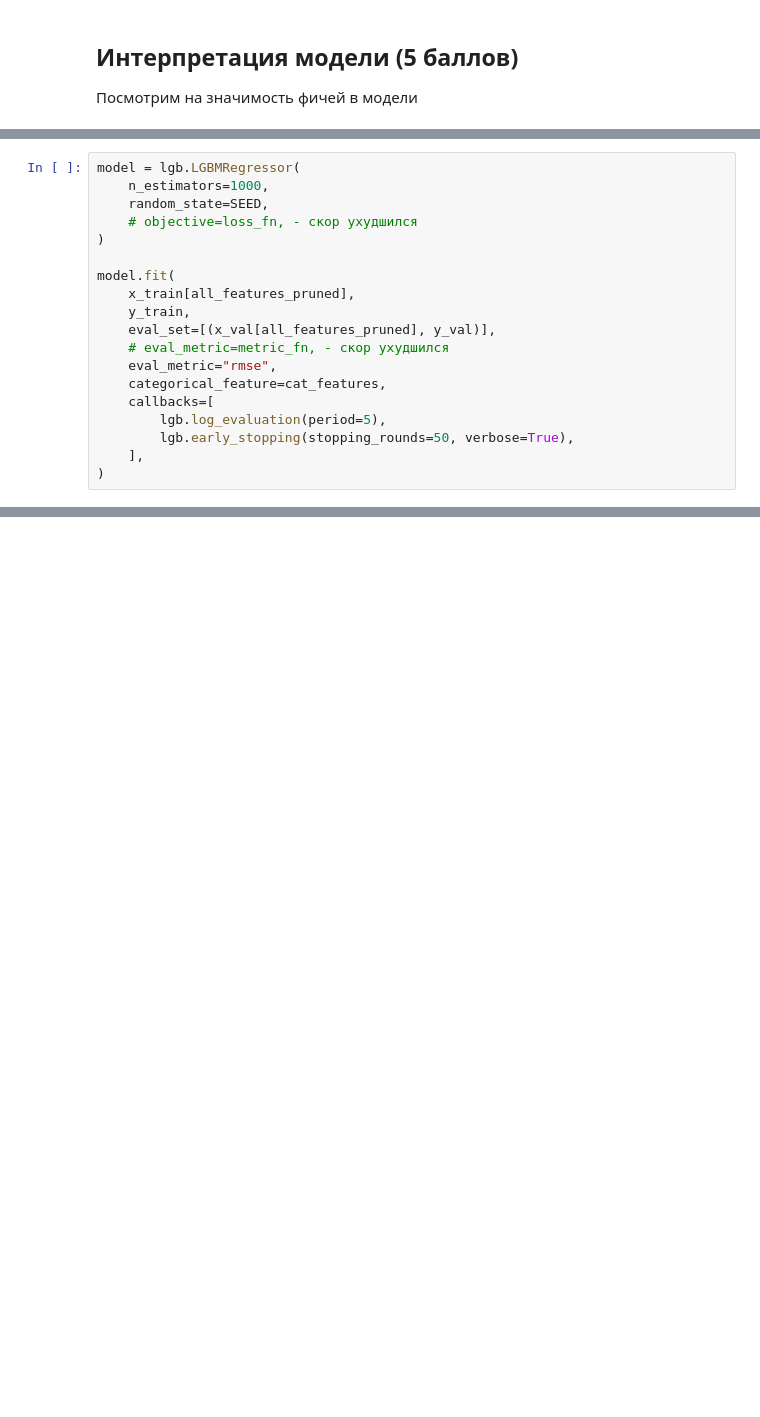
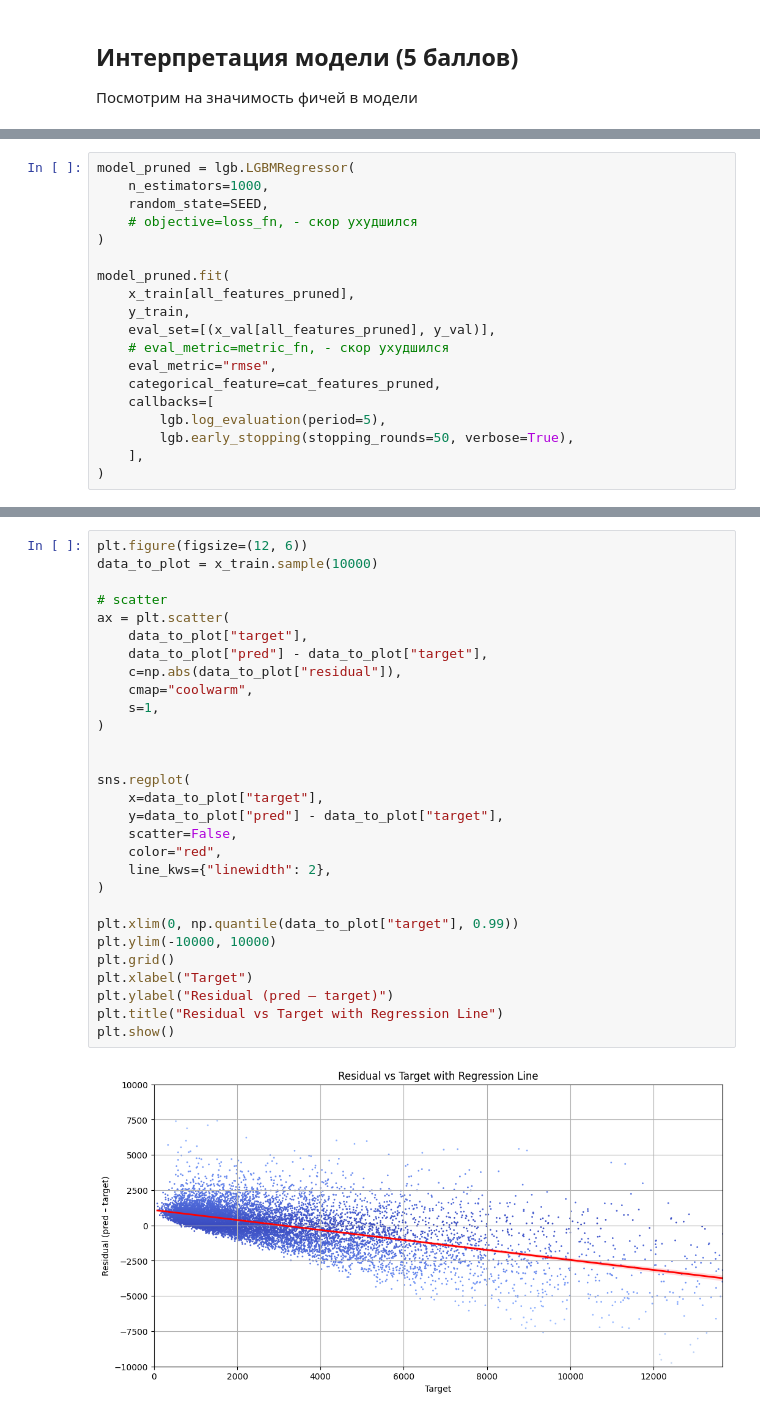
Before and after one commit to V1adych/ai-masters, a Jupyter notebook: ml2_2025/hw4/hw4.ipynb, the cells around one changed output, grey strips where cells are left out. Saved outputs shown, nothing was run; the diff lists cells and outputs as text; blank space fills up the shorter version.

```diff
--- a/ml2_2025/hw4/hw4.ipynb
+++ b/ml2_2025/hw4/hw4.ipynb
@@ -419,17 +406,17 @@ all_features_pruned = cat_features + num_features_pruned
 # %%
-model = lgb.LGBMRegressor(
+model_pruned = lgb.LGBMRegressor(
     n_estimators=1000,
     random_state=SEED,
     # objective=loss_fn, - скор ухудшился
 )
 
-model.fit(
+model_pruned.fit(
     x_train[all_features_pruned],
     y_train,
     eval_set=[(x_val[all_features_pruned], y_val)],
     # eval_metric=metric_fn, - скор ухудшился
     eval_metric="rmse",
-    categorical_feature=cat_features,
+    categorical_feature=cat_features_pruned,
     callbacks=[
         lgb.log_evaluation(period=5),
         lgb.early_stopping(stopping_rounds=50, verbose=True),
@@ -553,0 +677,31 @@ LGBMRegressor(n_estimators=1000, random_state=156882366)
+# %%
+plt.figure(figsize=(12, 6))
+data_to_plot = x_train.sample(10000)
+
+# scatter
+ax = plt.scatter(
+    data_to_plot["target"],
+    data_to_plot["pred"] - data_to_plot["target"],
+    c=np.abs(data_to_plot["residual"]),
+    cmap="coolwarm",
+    s=1,
+)
+
+
+sns.regplot(
+    x=data_to_plot["target"],
+    y=data_to_plot["pred"] - data_to_plot["target"],
+    scatter=False,
+    color="red",
+    line_kws={"linewidth": 2},
+)
+
+plt.xlim(0, np.quantile(data_to_plot["target"], 0.99))
+plt.ylim(-10000, 10000)
+plt.grid()
+plt.xlabel("Target")
+plt.ylabel("Residual (pred – target)")
+plt.title("Residual vs Target with Regression Line")
+plt.show()
+# %% [output]
+[figure, added]
```
Also changed, not shown: parts of 42 cells of this notebook.
